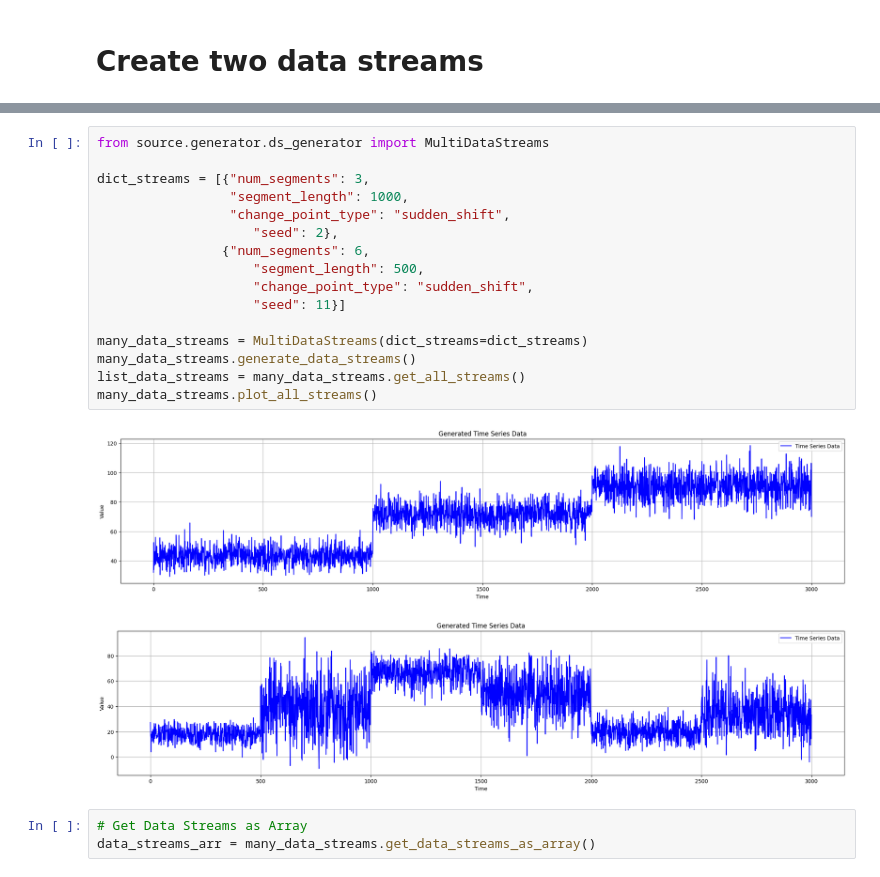
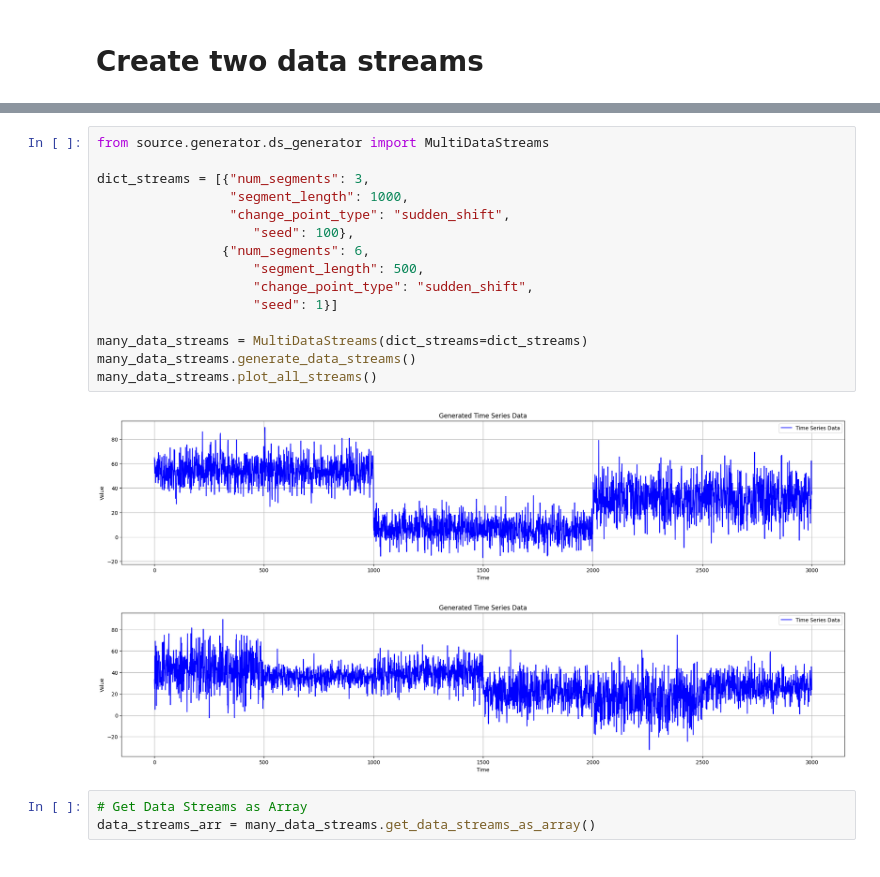
Before and after one commit to giobbu/CUSUM, a Jupyter notebook: notebooks/notebook_pc1cusm_multivariate.ipynb, the cells around one changed output, grey strips where cells are left out. Saved outputs shown, nothing was run; the diff lists cells and outputs as text.

```diff
--- a/notebooks/notebook_pc1cusm_multivariate.ipynb
+++ b/notebooks/notebook_pc1cusm_multivariate.ipynb
@@ -30,22 +11,21 @@ list_data_streams = [data_stream1, data_stream2]
 # %%
 from source.generator.ds_generator import MultiDataStreams
 
 dict_streams = [{"num_segments": 3,
                  "segment_length": 1000,
                  "change_point_type": "sudden_shift",
-                    "seed": 2},
+                    "seed": 100},
                 {"num_segments": 6,
                     "segment_length": 500,
                     "change_point_type": "sudden_shift",
-                    "seed": 11}]
+                    "seed": 1}]
 
 many_data_streams = MultiDataStreams(dict_streams=dict_streams)
 many_data_streams.generate_data_streams()
-list_data_streams = many_data_streams.get_all_streams()
 many_data_streams.plot_all_streams()
 # %% [output]
-[figure, old version]
+[figure, new version]
-[figure, old version]
+[figure, new version]
 # %%
 # Get Data Streams as Array
 data_streams_arr = many_data_streams.get_data_streams_as_array()
```
Also changed, not shown: parts of 2 cells of this notebook, 2 other files.
